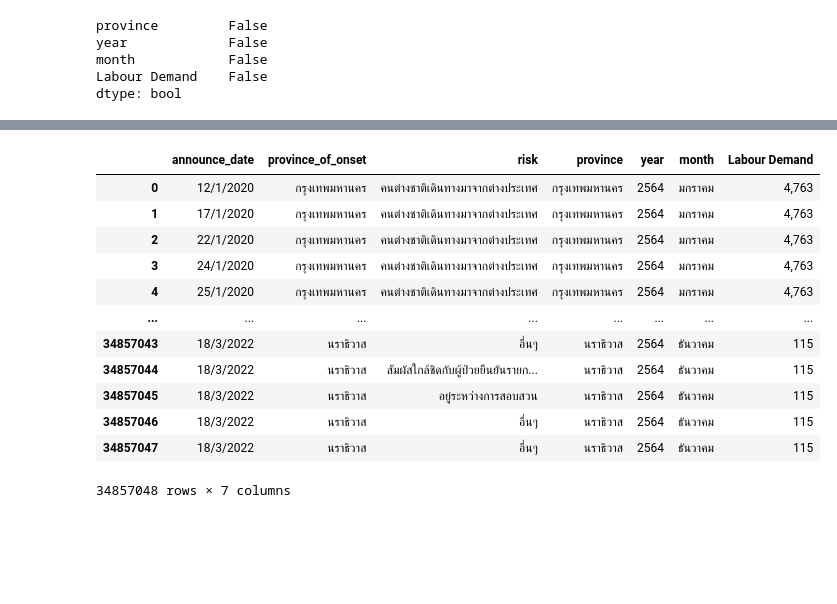
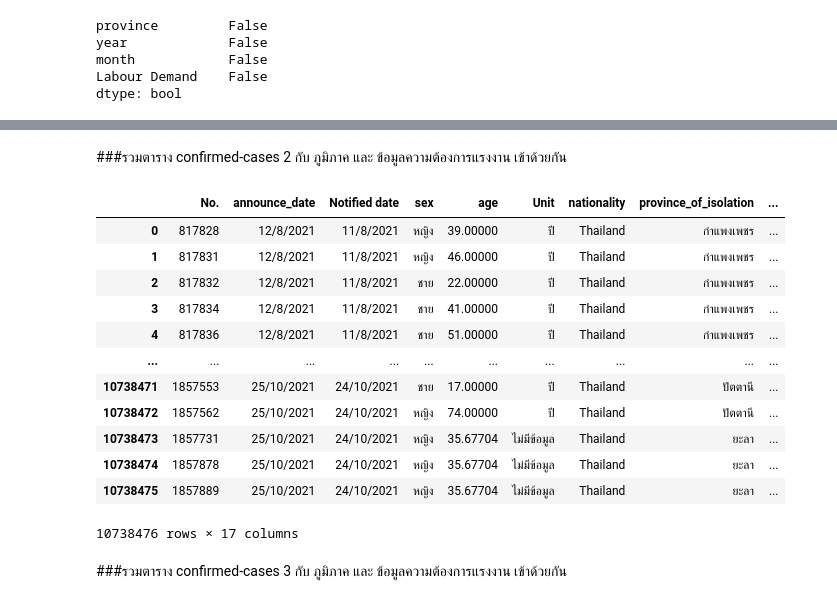
Before and after one commit to pondbaahh/data_viz_2022, a Jupyter notebook: Final_Project.ipynb, the cells around one changed output, grey strips where cells are left out. Saved outputs shown, nothing was run; the diff lists cells and outputs as text; code cells hidden in the pictures; blank space fills up the shorter version.

```diff
--- a/Final_Project.ipynb
+++ b/Final_Project.ipynb
@@ -589,0 +516,3 @@ smaller_table
+# %%
+case_pro2 =  data_covid_mean2.merge(data6,how='right',left_on='province_of_onset',right_on = 'จังหวัด')
+case_pro2
@@ -615,17 +617,21 @@ dtype: bool
+# %% [markdown]
+###รวมตาราง confirmed-cases 2 กับ ภูมิภาค และ ข้อมูลความต้องการแรงงาน เข้าด้วยกัน
 # %%
-case_pro22=  smaller_table.merge(data_Labour,how='right',left_on='province_of_onset',right_on = 'province')
+case_pro22 = case_pro2.merge(data_Labour,how='right',left_on='province_of_onset',right_on = 'province')
 case_pro22
 # %% [output]
-|  | announce_date | province_of_onset | risk | province | year | month | Labour Demand |
-| 0 | 12/1/2020 | กรุงเทพมหานคร | คนต่างชาติเดินทางมาจากต่างประเทศ | กรุงเทพมหานคร | 2564 | มกราคม | 4,763 |
-| 1 | 17/1/2020 | กรุงเทพมหานคร | คนต่างชาติเดินทางมาจากต่างประเทศ | กรุงเทพมหานคร | 2564 | มกราคม | 4,763 |
-| 2 | 22/1/2020 | กรุงเทพมหานคร | คนต่างชาติเดินทางมาจากต่างประเทศ | กรุงเทพมหานคร | 2564 | มกราคม | 4,763 |
-| 3 | 24/1/2020 | กรุงเทพมหานคร | คนต่างชาติเดินทางมาจากต่างประเทศ | กรุงเทพมหานคร | 2564 | มกราคม | 4,763 |
-| 4 | 25/1/2020 | กรุงเทพมหานคร | คนต่างชาติเดินทางมาจากต่างประเทศ | กรุงเทพมหานคร | 2564 | มกราคม | 4,763 |
-| ... | ... | ... | ... | ... | ... | ... | ... |
-| 34857043 | 18/3/2022 | นราธิวาส | อื่นๆ | นราธิวาส | 2564 | ธันวาคม | 115 |
-| 34857044 | 18/3/2022 | นราธิวาส | สัมผัสใกล้ชิดกับผู้ป่วยยืนยันรายก... | นราธิวาส | 2564 | ธันวาคม | 115 |
-| 34857045 | 18/3/2022 | นราธิวาส | อยู่ระหว่างการสอบสวน | นราธิวาส | 2564 | ธันวาคม | 115 |
-| 34857046 | 18/3/2022 | นราธิวาส | อื่นๆ | นราธิวาส | 2564 | ธันวาคม | 115 |
-| 34857047 | 18/3/2022 | นราธิวาส | อื่นๆ | นราธิวาส | 2564 | ธันวาคม | 115 |
+|  | No. | announce_date | Notified date | sex | age | Unit | nationality | province_of_isolation | ... |
+| 0 | 817828 | 12/8/2021 | 11/8/2021 | หญิง | 39.00000 | ปี | Thailand | กำแพงเพชร | ... |
+| 1 | 817831 | 12/8/2021 | 11/8/2021 | หญิง | 46.00000 | ปี | Thailand | กำแพงเพชร | ... |
+| 2 | 817832 | 12/8/2021 | 11/8/2021 | ชาย | 22.00000 | ปี | Thailand | กำแพงเพชร | ... |
+| 3 | 817834 | 12/8/2021 | 11/8/2021 | ชาย | 41.00000 | ปี | Thailand | กำแพงเพชร | ... |
+| 4 | 817836 | 12/8/2021 | 11/8/2021 | ชาย | 51.00000 | ปี | Thailand | กำแพงเพชร | ... |
+| ... | ... | ... | ... | ... | ... | ... | ... | ... | ... |
+| 10738471 | 1857553 | 25/10/2021 | 24/10/2021 | ชาย | 17.00000 | ปี | Thailand | ปัตตานี | ... |
+| 10738472 | 1857562 | 25/10/2021 | 24/10/2021 | หญิง | 74.00000 | ปี | Thailand | ปัตตานี | ... |
+| 10738473 | 1857731 | 25/10/2021 | 24/10/2021 | หญิง | 35.67704 | ไม่มีข้อมูล | Thailand | ยะลา | ... |
+| 10738474 | 1857878 | 25/10/2021 | 24/10/2021 | หญิง | 35.67704 | ไม่มีข้อมูล | Thailand | ยะลา | ... |
+| 10738475 | 1857889 | 25/10/2021 | 24/10/2021 | หญิง | 35.67704 | ไม่มีข้อมูล | Thailand | ยะลา | ... |
-34857048 rows × 7 columns
+10738476 rows × 17 columns
+# %% [markdown]
+###รวมตาราง confirmed-cases 3 กับ ภูมิภาค และ ข้อมูลความต้องการแรงงาน เข้าด้วยกัน
```
Also changed, not shown: parts of 28 cells of this notebook.
